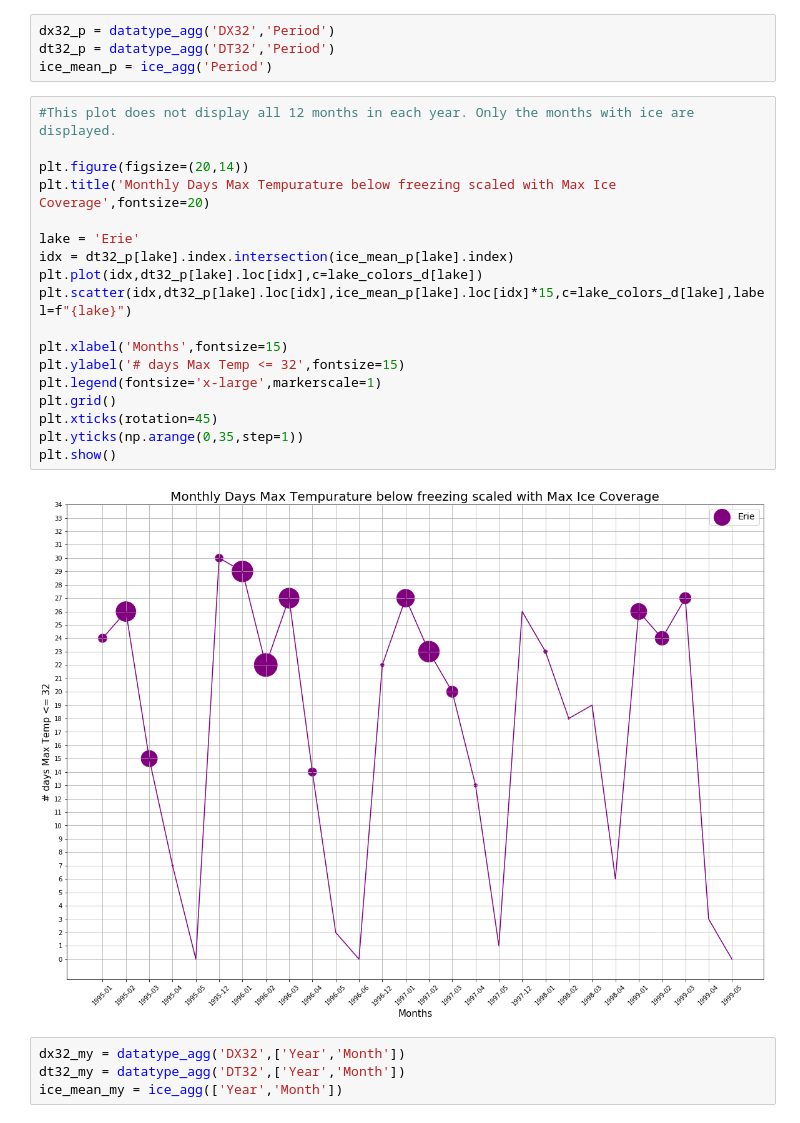
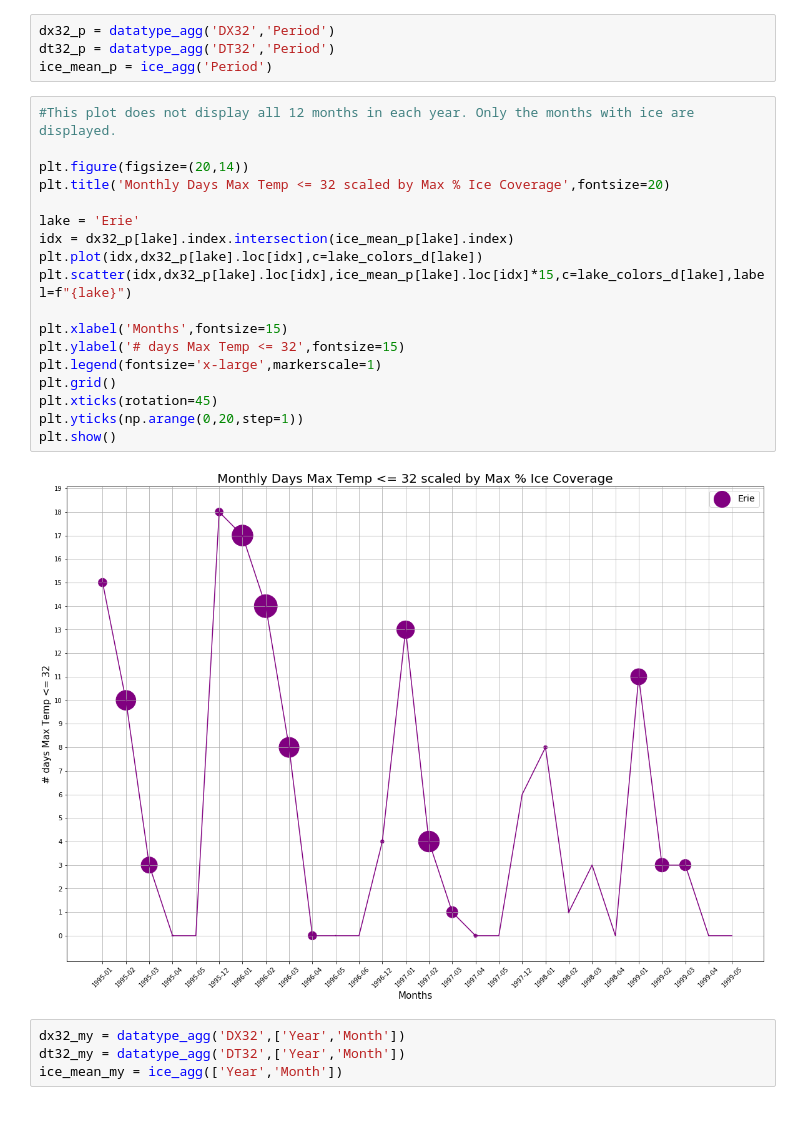
Before and after one commit to JansenKat/SMMBBGKJ-TTH-Prj1, a Jupyter notebook: notebooks/plot_api_var.ipynb, the cells around one changed output. Saved outputs shown, nothing was run; the diff lists cells and outputs as text.

Commit message:
Make consistent the Titles, sizing, and time range.

```diff
--- a/notebooks/plot_api_var.ipynb
+++ b/notebooks/plot_api_var.ipynb
@@ -92,23 +92,23 @@ ice_mean_p = ice_agg('Period')
 # %%
 #This plot does not display all 12 months in each year. Only the months with ice are displayed.
 
 plt.figure(figsize=(20,14))
-plt.title('Monthly Days Max Tempurature below freezing scaled with Max Ice Coverage',fontsize=20)
+plt.title('Monthly Days Max Temp <= 32 scaled by Max % Ice Coverage',fontsize=20)
 
 lake = 'Erie'
-idx = dt32_p[lake].index.intersection(ice_mean_p[lake].index)
-plt.plot(idx,dt32_p[lake].loc[idx],c=lake_colors_d[lake])
-plt.scatter(idx,dt32_p[lake].loc[idx],ice_mean_p[lake].loc[idx]*15,c=lake_colors_d[lake],label=f"{lake}")
+idx = dx32_p[lake].index.intersection(ice_mean_p[lake].index)
+plt.plot(idx,dx32_p[lake].loc[idx],c=lake_colors_d[lake])
+plt.scatter(idx,dx32_p[lake].loc[idx],ice_mean_p[lake].loc[idx]*15,c=lake_colors_d[lake],label=f"{lake}")
 
 plt.xlabel('Months',fontsize=15)
 plt.ylabel('# days Max Temp <= 32',fontsize=15)
 plt.legend(fontsize='x-large',markerscale=1)
 plt.grid()
 plt.xticks(rotation=45)
-plt.yticks(np.arange(0,35,step=1))
+plt.yticks(np.arange(0,20,step=1))
 plt.show()
 # %% [output]
-[figure, old version]
+[figure, new version]
 # %%
 dx32_my = datatype_agg('DX32',['Year','Month'])
 dt32_my = datatype_agg('DT32',['Year','Month'])
```
Also changed, not shown: parts of 13 cells of this notebook, 1 other file.
